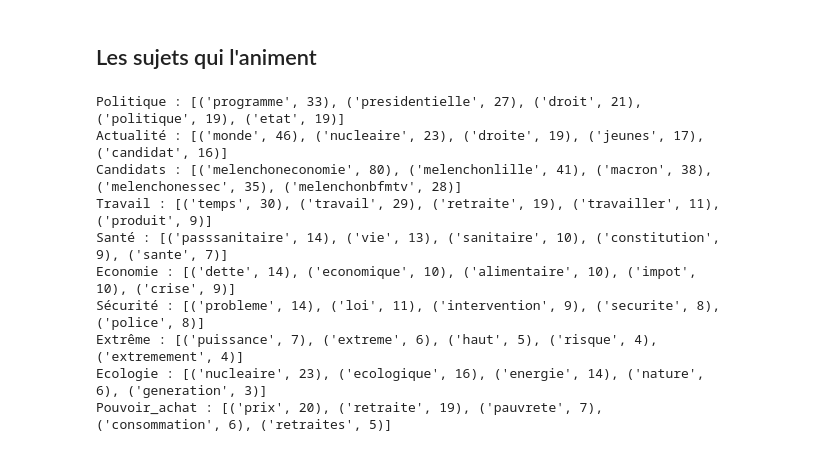
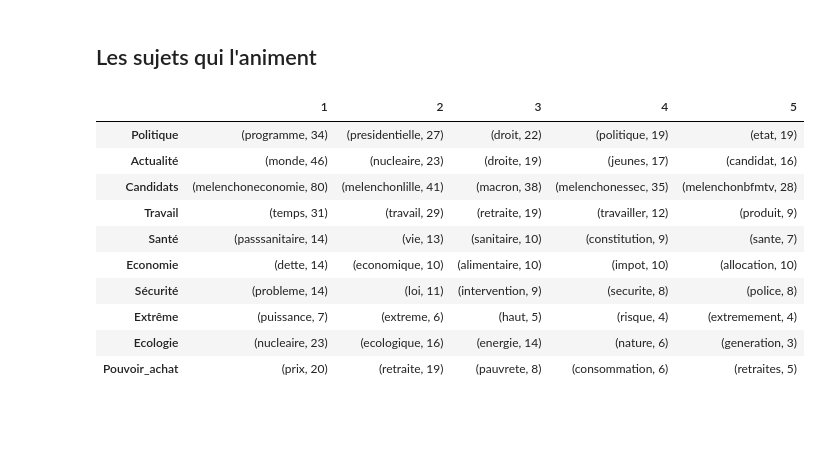
Before and after one commit to AntoineLecoursonnois/Training, a Jupyter notebook: Data_Analysis/Machine_Learning/NLP/Politics_on_twitter/3 - Design before deployment.ipynb, the cells around one changed output. Drawn from its saved outputs; the diff is of its cells as text; code cells hidden in the pictures; blank space fills up the shorter version.

```diff
--- a/Data_Analysis/Machine_Learning/NLP/Politics_on_twitter/3 - Design before deployment.ipynb
+++ b/Data_Analysis/Machine_Learning/NLP/Politics_on_twitter/3 - Design before deployment.ipynb
@@ -671,7 +687,10 @@ Samedi le recteur interdit ma rencontre avec les lycéens. Lundi la ministre Par
 # %% [markdown]
 ## Les sujets qui l'animent
 # %%
-def top_five_words_per_theme_per_user(user):
+def test_top_five_words_per_theme_per_user(user):
+    """
+    Returns Top 5 words per theme for a given user based on the number of time he/she use it
+    """
     # Generate a list of all users
     list_of_users = list(df_ready_for_nlp["user"].unique())
 
@@ -691,29 +710,41 @@ def top_five_words_per_theme_per_user(user):
             # Append it to the list
             user_words.append(word)
 
-    # For each vocabulary stored in lexicons check how many times it appears in user_words
-    # Define a list to store the top 5 words per lexicon
-    top_five_words = []
+    # Create a dictionary that will store the top words for every theme
+    top_words_per_theme_dict = {}
+    # Go in Lexicon_themes and dissociate theme and lexicon
     for theme, lexicon in lexicon_themes.items():
-        test_dico ={}
-        # For each word in the theme's lexicon
+        # Create a dictionary that will store the top words only for this theme
+        top_words_for_this_theme_dict ={}
+        # Iterate over each word stored in this lexicon
         for word in lexicon:
             # Count how many times it appears in user_words
             score = user_words.count(word)
-            test_dico[word] = score
-        sorted_list = sorted(test_dico.items(), key = lambda kv: kv[1], reverse=True)
-        top_five_words.append(sorted_list)
-        print(f"{theme} : {sorted_list[:5]}")
+            # Store how many times the given user used this word, in the dictionary created for this only theme
+            top_words_for_this_theme_dict[word] = score
+        # Now that we iterate over every words stored in this theme, sort it per word's score
+        sorted_top_words_for_this_theme_dict = sorted(top_words_for_this_theme_dict.items(), key = lambda kv: kv[1], reverse=True)
+        # Only keep the first five
+        top_words_per_theme_dict[theme] = sorted_top_words_for_this_theme_dict[:5]
+
+    # Convert the dictionary with the top 5 words per theme into a DataFrame
+    top_words_per_theme = pd.DataFrame(top_words_per_theme_dict)
+    # Raise the index by 1 to start at 1
+    top_words_per_theme.index += 1
+
+    # Transpose the DataFrame to fix the themes as index
+    return top_words_per_theme.T
-# %%
-top_five_words_per_theme_per_user(user="JLMelenchon")
-# %% [output]
-Politique : [('programme', 33), ('presidentielle', 27), ('droit', 21), ('politique', 19), ('etat', 19)]
-Actualité : [('monde', 46), ('nucleaire', 23), ('droite', 19), ('jeunes', 17), ('candidat', 16)]
-Candidats : [('melenchoneconomie', 80), ('melenchonlille', 41), ('macron', 38), ('melenchonessec', 35), ('melenchonbfmtv', 28)]
-Travail : [('temps', 30), ('travail', 29), ('retraite', 19), ('travailler', 11), ('produit', 9)]
-Santé : [('passsanitaire', 14), ('vie', 13), ('sanitaire', 10), ('constitution', 9), ('sante', 7)]
-Economie : [('dette', 14), ('economique', 10), ('alimentaire', 10), ('impot', 10), ('crise', 9)]
-Sécurité : [('probleme', 14), ('loi', 11), ('intervention', 9), ('securite', 8), ('police', 8)]
-Extrême : [('puissance', 7), ('extreme', 6), ('haut', 5), ('risque', 4), ('extremement', 4)]
-Ecologie : [('nucleaire', 23), ('ecologique', 16), ('energie', 14), ('nature', 6), ('generation', 3)]
-Pouvoir_achat : [('prix', 20), ('retraite', 19), ('pauvrete', 7), ('consommation', 6), ('retraites', 5)]
+# %%
+test_top_five_words_per_theme_per_user(user="JLMelenchon")
+# %% [output]
+|  | 1 | 2 | 3 | 4 | 5 |
+| Politique | (programme, 34) | (presidentielle, 27) | (droit, 22) | (politique, 19) | (etat, 19) |
+| Actualité | (monde, 46) | (nucleaire, 23) | (droite, 19) | (jeunes, 17) | (candidat, 16) |
+| Candidats | (melenchoneconomie, 80) | (melenchonlille, 41) | (macron, 38) | (melenchonessec, 35) | (melenchonbfmtv, 28) |
+| Travail | (temps, 31) | (travail, 29) | (retraite, 19) | (travailler, 12) | (produit, 9) |
+| Santé | (passsanitaire, 14) | (vie, 13) | (sanitaire, 10) | (constitution, 9) | (sante, 7) |
+| Economie | (dette, 14) | (economique, 10) | (alimentaire, 10) | (impot, 10) | (allocation, 10) |
+| Sécurité | (probleme, 14) | (loi, 11) | (intervention, 9) | (securite, 8) | (police, 8) |
+| Extrême | (puissance, 7) | (extreme, 6) | (haut, 5) | (risque, 4) | (extremement, 4) |
+| Ecologie | (nucleaire, 23) | (ecologique, 16) | (energie, 14) | (nature, 6) | (generation, 3) |
+| Pouvoir_achat | (prix, 20) | (retraite, 19) | (pauvrete, 8) | (consommation, 6) | (retraites, 5) |
```
Also changed, not shown: parts of 19 cells of this notebook, 1 other file.
